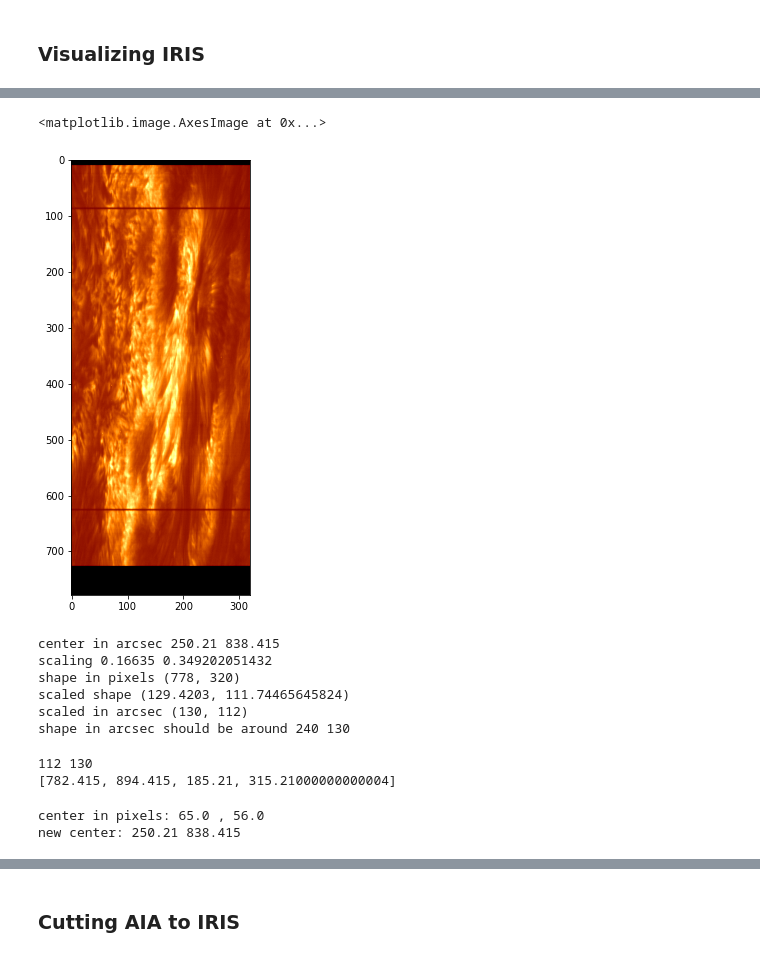
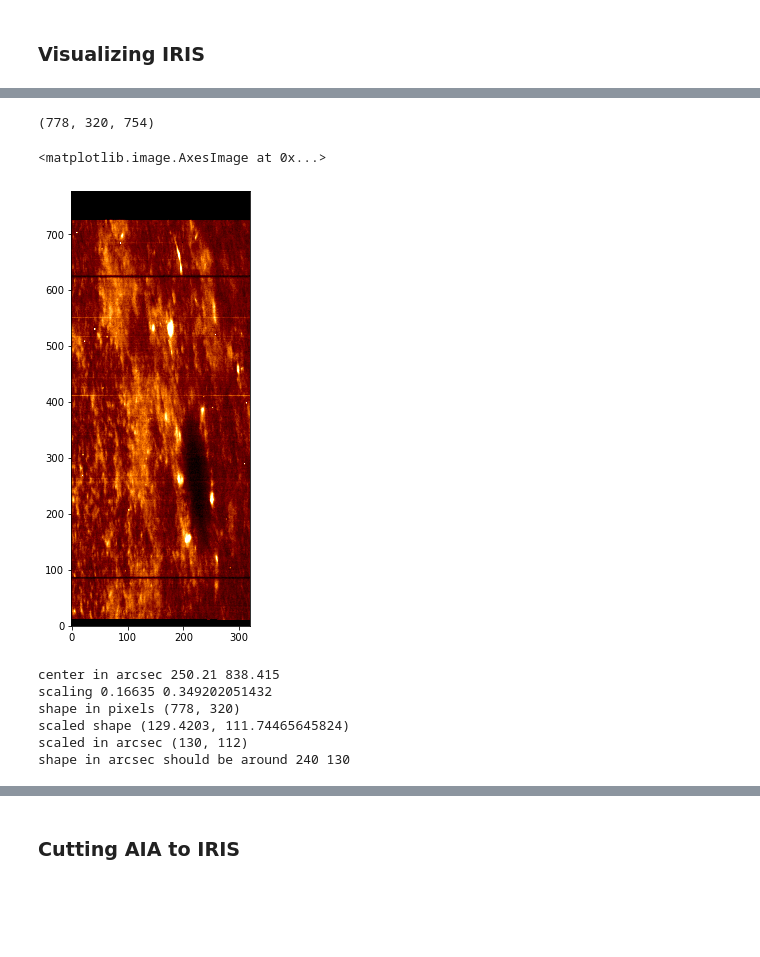
Before and after one commit to Neontus/mg2hk, a Jupyter notebook: coordinate.ipynb, the cells around one changed output, grey strips where cells are left out. Cells and saved outputs as stored; diff of their text form; code cells hidden in the pictures; blank space fills up the shorter version.

```diff
--- a/coordinate.ipynb
+++ b/coordinate.ipynb
@@ -145,12 +145,18 @@ nist_short : <class 'numpy.ndarray'>
 The varible types are:
 nist_short : <class 'numpy.ndarray'>
 labels_nist : <class 'numpy.ndarray'>
+# %%
+iris_data.shape
+# %% [output]
+(778, 320, 754)
+# %%
+iris_freq = 194
 # %%
 fig, ax = plt.subplots(figsize=[10,8])
-ax.imshow(iris_data[:,:,503], cmap='afmhot')#, cmap=cm.sdoaia1600)
+ax.imshow(iris_data[:,:,iris_freq], cmap='afmhot', origin="lower", vmin=0, vmax=30)#, cmap=cm.sdoaia1600)
 # %% [output]
 <matplotlib.image.AxesImage at 0x...>
-[figure, old version]
+[figure, new version]
 # %%
 print("center in arcsec", ycen_iris, xcen_iris)
 print("scaling", yscl_iris, xscl_iris)
@@ -170,19 +176,5 @@ shape in pixels (778, 320)
 scaled shape (129.4203, 111.74465645824)
 scaled in arcsec (130, 112)
 shape in arcsec should be around 240 130
-# %%
-hiris, wiris = new_iris_data.shape #in arcsec
-print(wiris, hiris)
-extent_iris = [xcen_iris-wiris/2,xcen_iris+wiris/2,ycen_iris-hiris/2,ycen_iris+hiris/2]
-print(extent_iris)
-# %% [output]
-112 130
-[782.415, 894.415, 185.21, 315.21000000000004]
-# %%
-print("center in pixels:", new_iris_data.shape[0]/2, ",", new_iris_data.shape[1]/2)
-print("new center:", ycen_iris, xcen_iris)
-# %% [output]
-center in pixels: 65.0 , 56.0
-new center: 250.21 838.415
 # %%
 fig, ax = plt.subplots(figsize=[10, 10])
```
Also changed, not shown: parts of 31 cells of this notebook, 3 other files.
